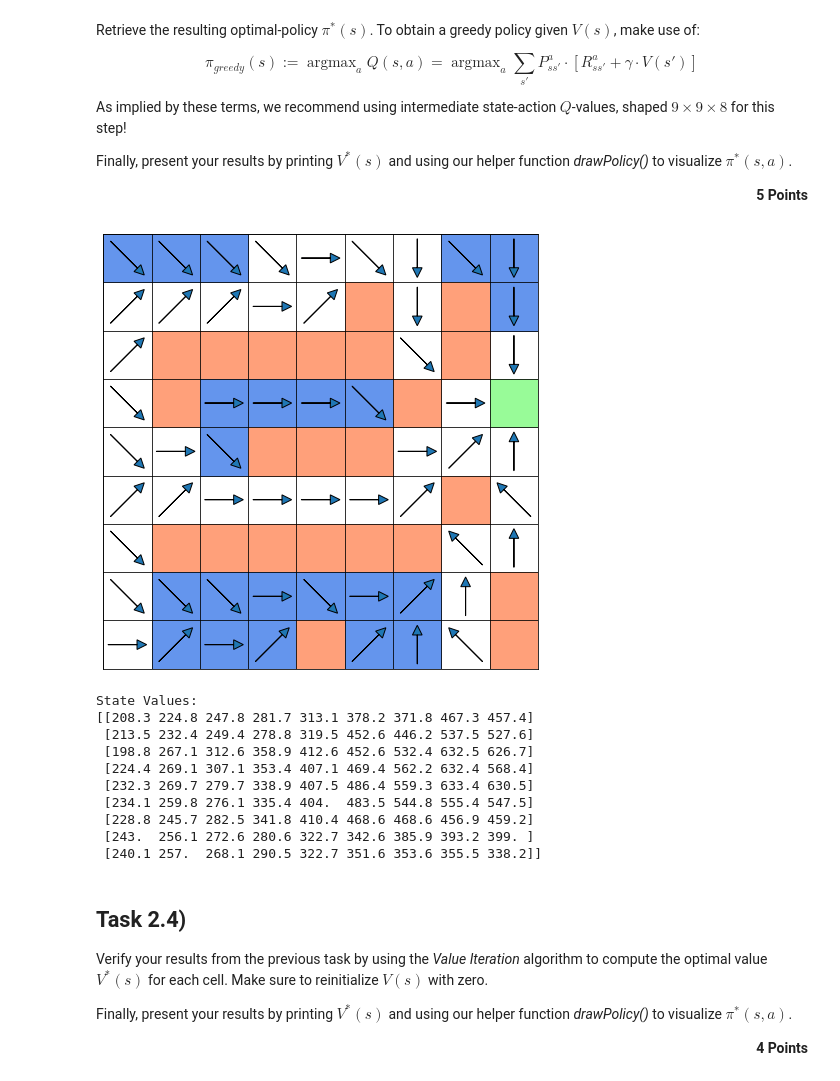
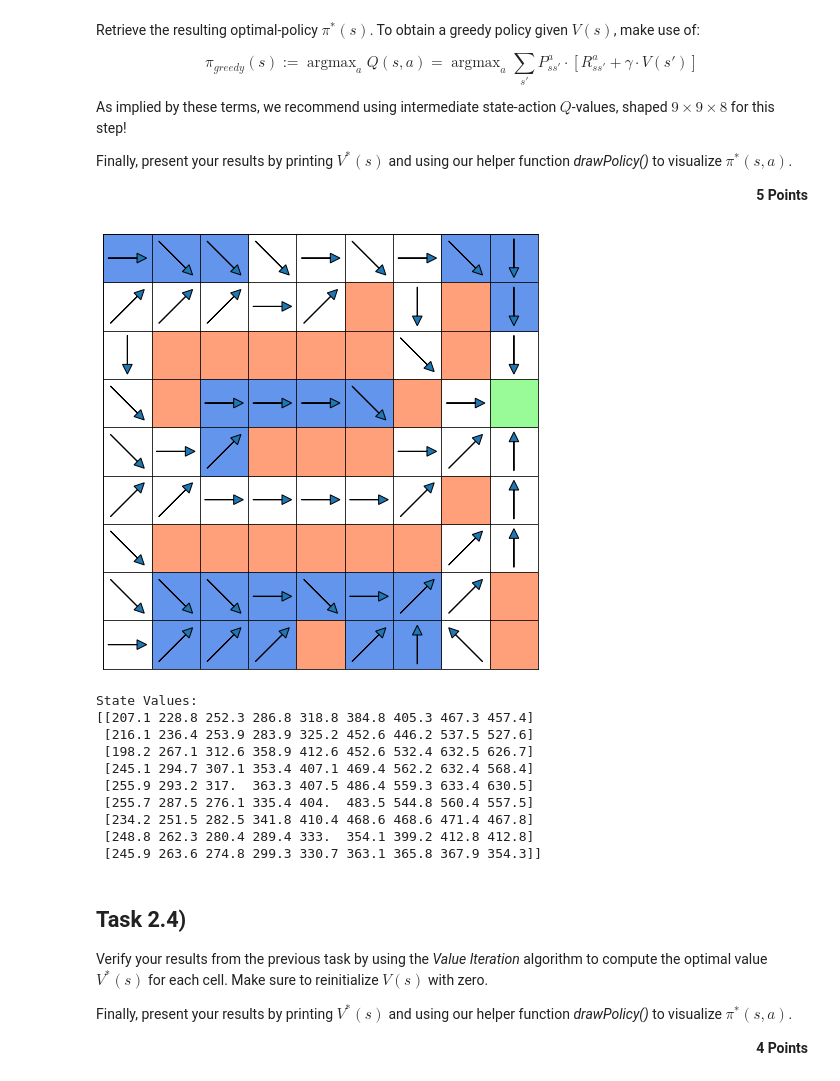
Before and after one commit to Kabilan-T/Robot_Learning, a Jupyter notebook: RL_Assignment_02/RL_Assignment_02.ipynb, the cells around one changed output. Cells and saved outputs as stored; diff of their text form; code cells hidden in the pictures.

```diff
--- a/RL_Assignment_02/RL_Assignment_02.ipynb
+++ b/RL_Assignment_02/RL_Assignment_02.ipynb
@@ -91,7 +93,7 @@ terminalStates = [(3,8)]
 actions = np.array([0, 1, 2, 3, 4, 5, 6, 7]) #[NW,      N,      NE,     E,     SE,    S,     SW,     W]
 #example of how to unpack getNextStatesRewardsAndProbabilities(state, action):
 #create dummy state and action
-s_test = (0,6)
+s_test = (0,0)
 a_test = 3
 #call helper function and loop over the return values
 for sPrime, R, P in getNextStatesRewardsAndProbabilities(state=s_test, action=a_test):
@@ -190,52 +193,54 @@ Q = np.zeros((9,9,8))
 
 # Discount factor
 gamma = 0.9
+# Small positive integer
+theta = 1e-8
 # Flag
 policy_stable = False
 
 # Policy Iteration algorithm
 while policy_stable is False :
     # Policy Evaluation
     while True:
         delta = 0
         for state in states:
             v = V[state]
             update_value = 0
-            for action in actions:
-                for sPrime, R, P in getNextStatesRewardsAndProbabilities(state,action):
-                    update_value += pi[state][action] * P * ( R + gamma*V[sPrime])
+            action = np.argmax(pi[state])
+            for sPrime, R, P in getNextStatesRewardsAndProbabilities(state,action):
+                update_value += P * ( R + gamma*V[sPrime])
             V[state] = update_value
             delta = max(delta,abs(v-V[state]))
         if delta < theta:
             break
     # Policy Improvement
     policy_stable = True
     for state in states:
-        b = np.argmax(pi[state])
         for action in actions:
             for sPrime, R, P in getNextStatesRewardsAndProbabilities(state,action):
                 Q[state][action] += P * ( R + gamma*V[sPrime])
-        pi[state][np.argmax(pi[state])] = 0
-        pi[state][np.argmax(Q[state])]  = 1
+        b = np.argmax(pi[state])
         if b != np.argmax(Q[state]):
+            pi[state][np.argmax(pi[state])] = 0
+            pi[state][np.argmax(Q[state])]  = 1
             policy_stable = False
 
 # Result
 drawPolicy(pi)
 print("State Values:")
 print(np.around(V, 1))
 # %% [output]
-[figure, old version]
+[figure, new version]
 State Values:
-[[208.3 224.8 247.8 281.7 313.1 378.2 371.8 467.3 457.4]
- [213.5 232.4 249.4 278.8 319.5 452.6 446.2 537.5 527.6]
- [198.8 267.1 312.6 358.9 412.6 452.6 532.4 632.5 626.7]
- [224.4 269.1 307.1 353.4 407.1 469.4 562.2 632.4 568.4]
- [232.3 269.7 279.7 338.9 407.5 486.4 559.3 633.4 630.5]
- [234.1 259.8 276.1 335.4 404.  483.5 544.8 555.4 547.5]
- [228.8 245.7 282.5 341.8 410.4 468.6 468.6 456.9 459.2]
- [243.  256.1 272.6 280.6 322.7 342.6 385.9 393.2 399. ]
- [240.1 257.  268.1 290.5 322.7 351.6 353.6 355.5 338.2]]
+[[207.1 228.8 252.3 286.8 318.8 384.8 405.3 467.3 457.4]
+ [216.1 236.4 253.9 283.9 325.2 452.6 446.2 537.5 527.6]
+ [198.2 267.1 312.6 358.9 412.6 452.6 532.4 632.5 626.7]
+ [245.1 294.7 307.1 353.4 407.1 469.4 562.2 632.4 568.4]
+ [255.9 293.2 317.  363.3 407.5 486.4 559.3 633.4 630.5]
+ [255.7 287.5 276.1 335.4 404.  483.5 544.8 560.4 557.5]
+ [234.2 251.5 282.5 341.8 410.4 468.6 468.6 471.4 467.8]
+ [248.8 262.3 280.4 289.4 333.  354.1 399.2 412.8 412.8]
+ [245.9 263.6 274.8 299.3 330.7 363.1 365.8 367.9 354.3]]
 # %% [markdown]
 ## Task 2.4)
 
```
Also changed, not shown: parts of 13 cells of this notebook, 1 other file.
